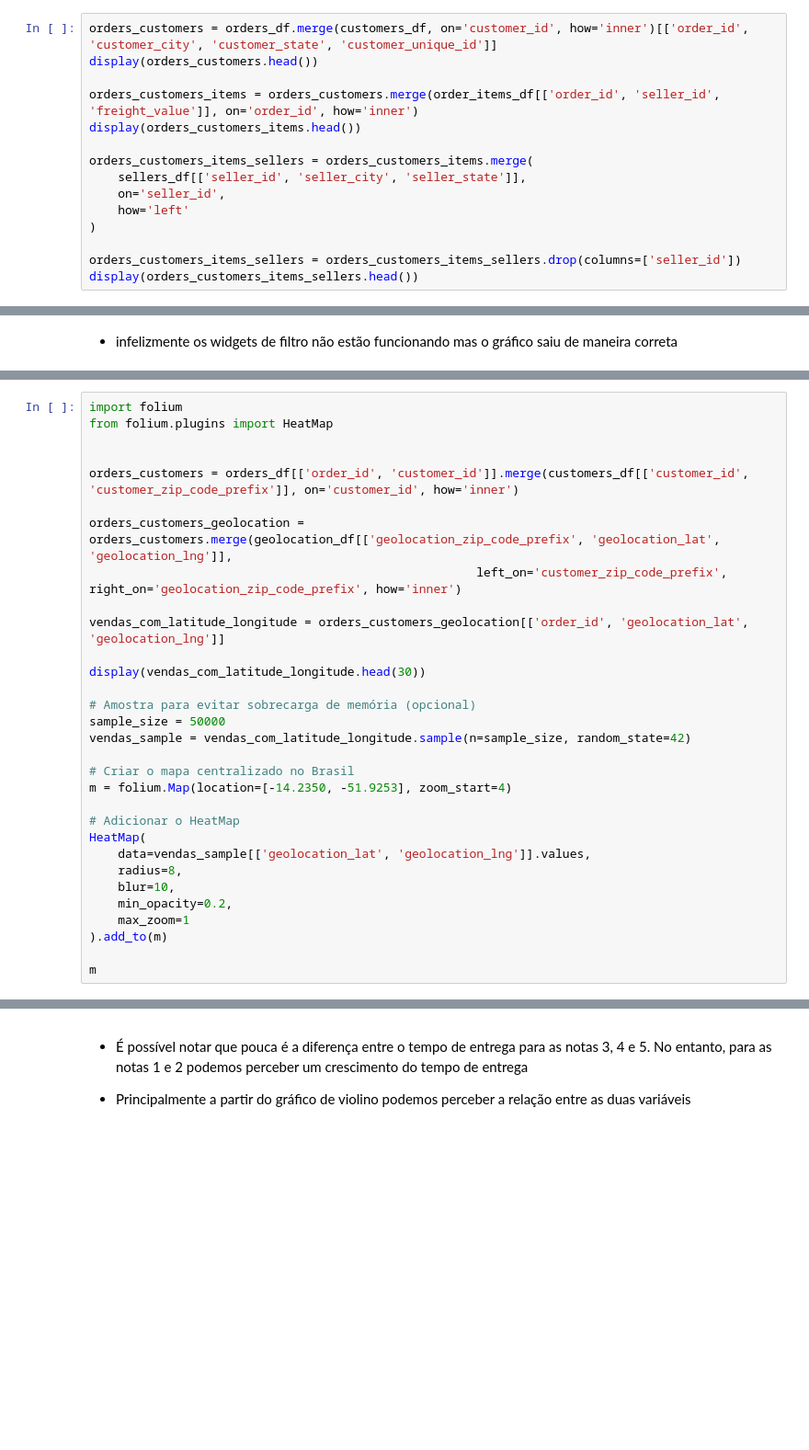
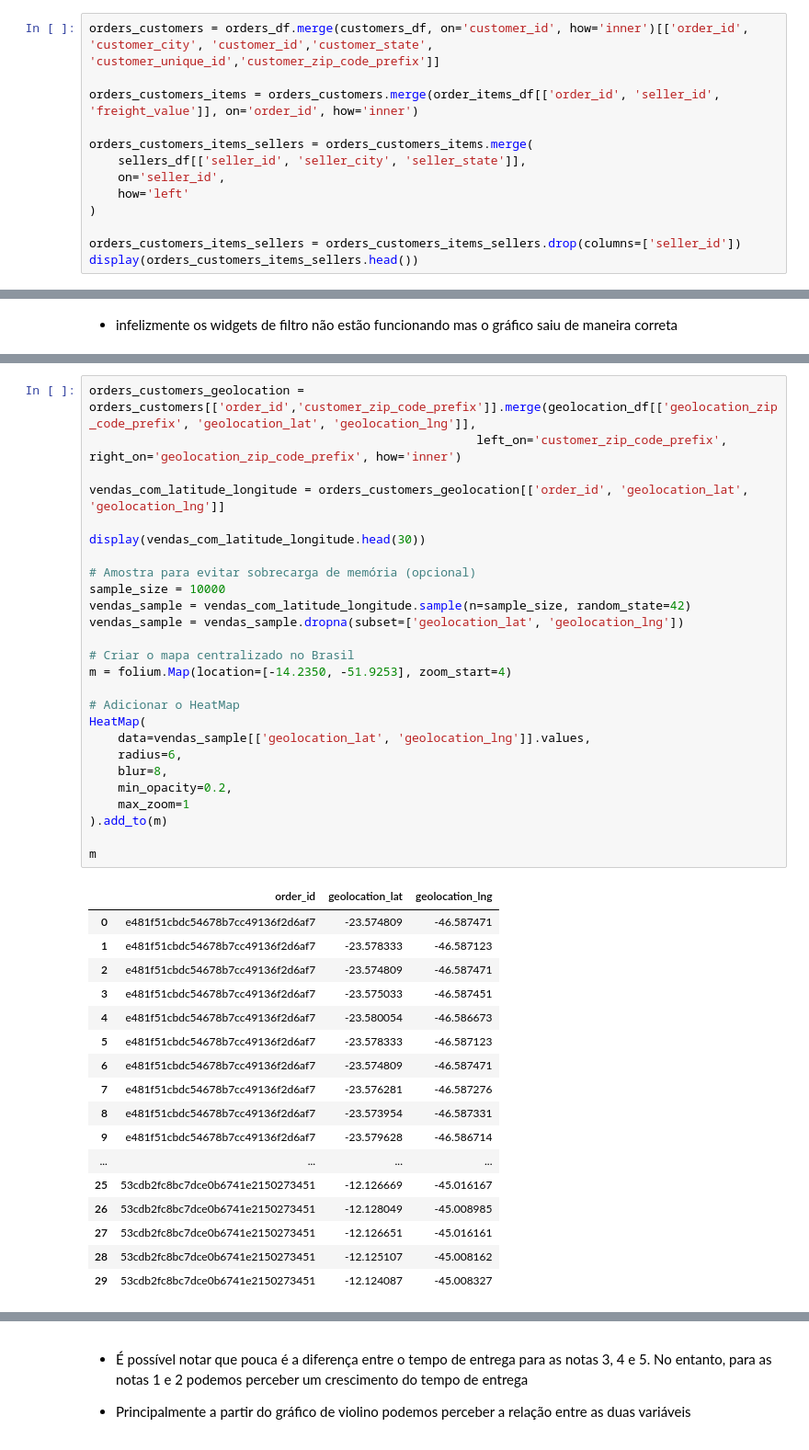
Before and after one commit to JoaoVictorLuz/Desafio_trigo-ai, a Jupyter notebook: projeto.ipynb, the cells around one changed output, grey strips where cells are left out. Shown at 92% size. Cells and saved outputs as stored; diff of their text form; blank space fills up the shorter version.

```diff
--- a/projeto.ipynb
+++ b/projeto.ipynb
@@ -119,11 +215,9 @@ print(f"Média de tempo de entrega (em dias): {media_tempo_entrega:.2f}")
 # %% [markdown]
 - Para resolver essa pergunta utilizarei as tabelas "orders", "customers", "order_items" e "sellers" para obter respectivamente o "order_id", ("customer_city" e "customer_state"), "freight_value", ("seller_city" e "seller_state") e com esses dados poderei obter informações importantes sobre a distância de entrega
 # %%
-orders_customers = orders_df.merge(customers_df, on='customer_id', how='inner')[['order_id', 'customer_city', 'customer_state', 'customer_unique_id']]
-display(orders_customers.head())
+orders_customers = orders_df.merge(customers_df, on='customer_id', how='inner')[['order_id', 'customer_city', 'customer_id','customer_state', 'customer_unique_id','customer_zip_code_prefix']]
 
 orders_customers_items = orders_customers.merge(order_items_df[['order_id', 'seller_id', 'freight_value']], on='order_id', how='inner')
-display(orders_customers_items.head())
 
 orders_customers_items_sellers = orders_customers_items.merge(
     sellers_df[['seller_id', 'seller_city', 'seller_state']],
@@ -566,31 +878,44 @@ plt.show()
 # %%
-import folium
-from folium.plugins import HeatMap
-
-
-orders_customers = orders_df[['order_id', 'customer_id']].merge(customers_df[['customer_id', 'customer_zip_code_prefix']], on='customer_id', how='inner')
-
-orders_customers_geolocation = orders_customers.merge(geolocation_df[['geolocation_zip_code_prefix', 'geolocation_lat', 'geolocation_lng']],
+orders_customers_geolocation = orders_customers[['order_id','customer_zip_code_prefix']].merge(geolocation_df[['geolocation_zip_code_prefix', 'geolocation_lat', 'geolocation_lng']],
                                                       left_on='customer_zip_code_prefix', right_on='geolocation_zip_code_prefix', how='inner')
 
 vendas_com_latitude_longitude = orders_customers_geolocation[['order_id', 'geolocation_lat', 'geolocation_lng']]
 
 display(vendas_com_latitude_longitude.head(30))
 
 # Amostra para evitar sobrecarga de memória (opcional)
-sample_size = 50000
+sample_size = 10000
 vendas_sample = vendas_com_latitude_longitude.sample(n=sample_size, random_state=42)
+vendas_sample = vendas_sample.dropna(subset=['geolocation_lat', 'geolocation_lng'])
 
 # Criar o mapa centralizado no Brasil
 m = folium.Map(location=[-14.2350, -51.9253], zoom_start=4)
 
 # Adicionar o HeatMap
 HeatMap(
     data=vendas_sample[['geolocation_lat', 'geolocation_lng']].values,
-    radius=8,
-    blur=10,
+    radius=6,
+    blur=8,
     min_opacity=0.2,
     max_zoom=1
 ).add_to(m)
 
 m
+# %% [output]
+|  | order_id | geolocation_lat | geolocation_lng |
+| 0 | e481f51cbdc54678b7cc49136f2d6af7 | -23.574809 | -46.587471 |
+| 1 | e481f51cbdc54678b7cc49136f2d6af7 | -23.578333 | -46.587123 |
+| 2 | e481f51cbdc54678b7cc49136f2d6af7 | -23.574809 | -46.587471 |
+| 3 | e481f51cbdc54678b7cc49136f2d6af7 | -23.575033 | -46.587451 |
+| 4 | e481f51cbdc54678b7cc49136f2d6af7 | -23.580054 | -46.586673 |
+| 5 | e481f51cbdc54678b7cc49136f2d6af7 | -23.578333 | -46.587123 |
+| 6 | e481f51cbdc54678b7cc49136f2d6af7 | -23.574809 | -46.587471 |
+| 7 | e481f51cbdc54678b7cc49136f2d6af7 | -23.576281 | -46.587276 |
+| 8 | e481f51cbdc54678b7cc49136f2d6af7 | -23.573954 | -46.587331 |
+| 9 | e481f51cbdc54678b7cc49136f2d6af7 | -23.579628 | -46.586714 |
+| ... | ... | ... | ... |
+| 25 | 53cdb2fc8bc7dce0b6741e2150273451 | -12.126669 | -45.016167 |
+| 26 | 53cdb2fc8bc7dce0b6741e2150273451 | -12.128049 | -45.008985 |
+| 27 | 53cdb2fc8bc7dce0b6741e2150273451 | -12.126651 | -45.016161 |
+| 28 | 53cdb2fc8bc7dce0b6741e2150273451 | -12.125107 | -45.008162 |
+| 29 | 53cdb2fc8bc7dce0b6741e2150273451 | -12.124087 | -45.008327 |
```
Also changed, not shown: parts of 64 cells of this notebook.
